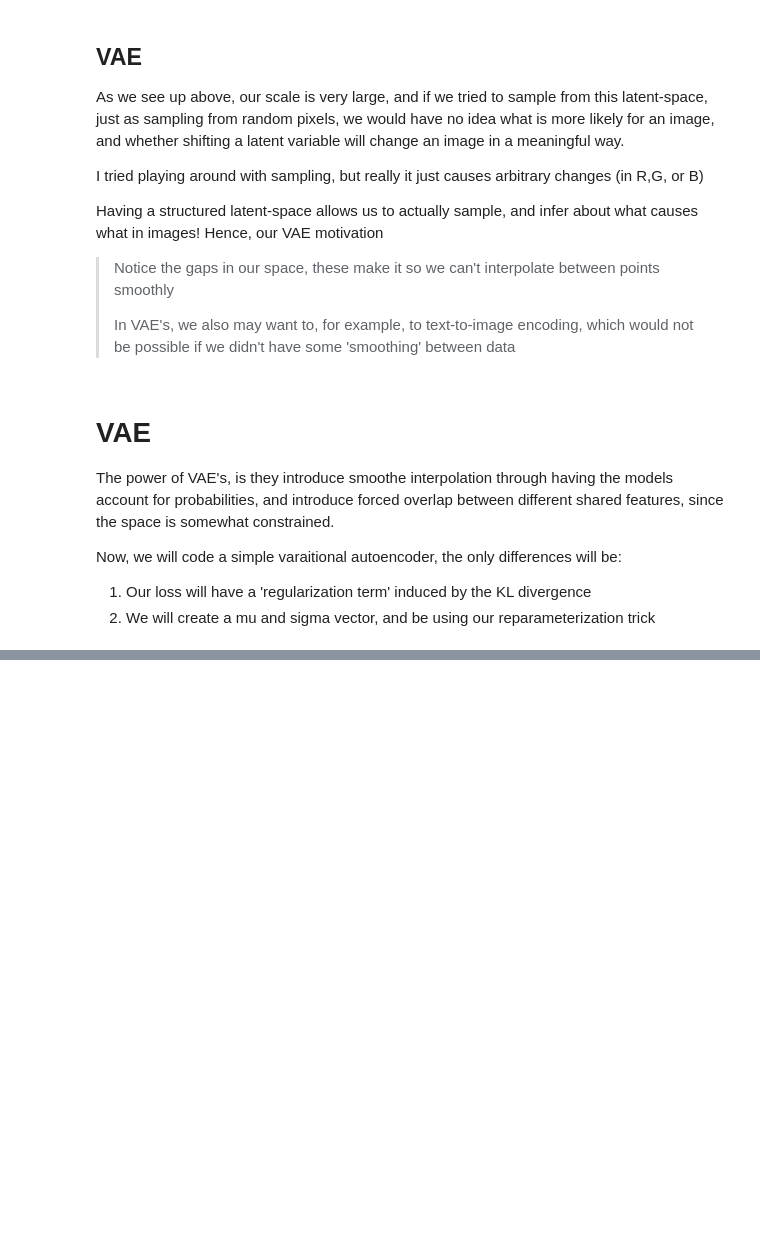
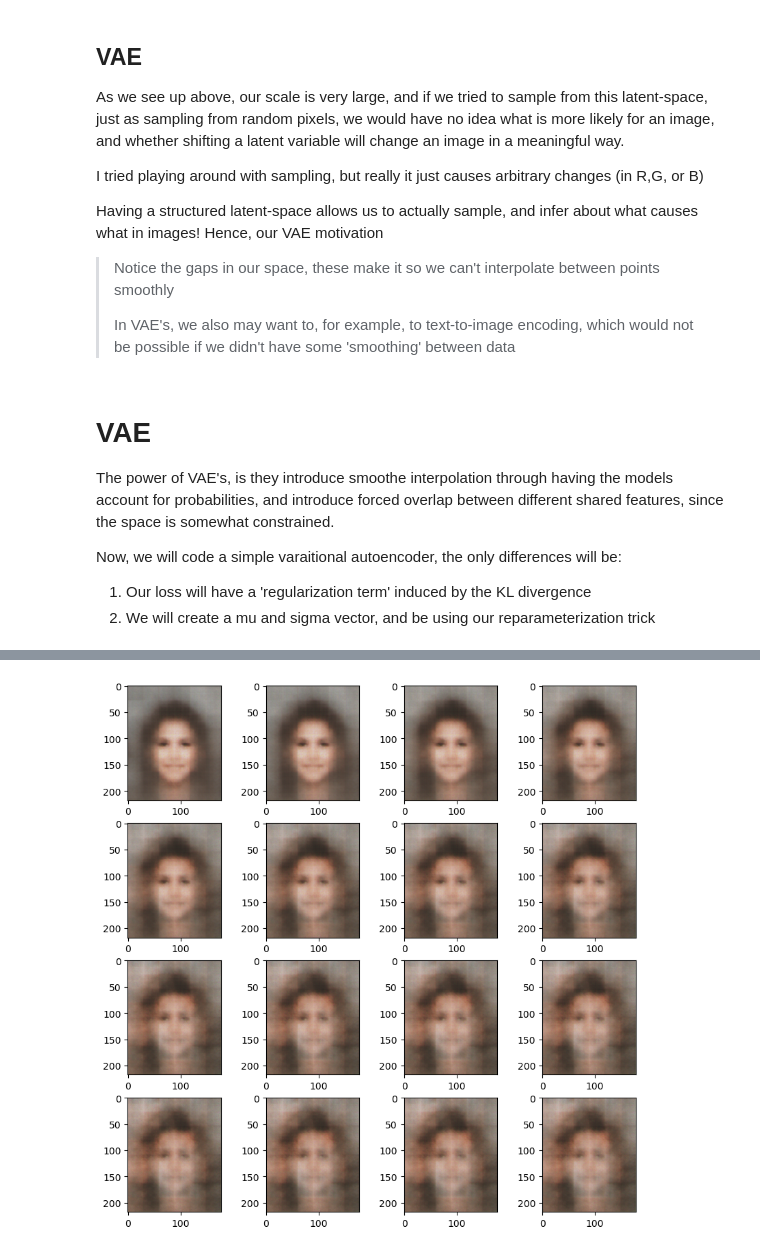
Before and after one commit to chuckles201/Image-Video_NN, a Jupyter notebook: Models/VAE/CELEBA.ipynb, the cells around one changed output, grey strips where cells are left out. Cells and saved outputs as stored; diff of their text form; code cells hidden in the pictures; blank space fills up the shorter version.

```diff
--- a/Models/VAE/CELEBA.ipynb
+++ b/Models/VAE/CELEBA.ipynb
@@ -228,0 +215,15 @@ tst2 = model.get_latent(images[])
+# %%
+# displaying with adding things...
+
+fig, axes = plt.subplots(4,4)
+fig.set_size_inches(10,10)
+
+# testing images, need to make sure that they fit desired thing
+for i in range(16):
+    tens = torch.zeros(size=(1,50))
+    tens[0,3] = i*2
+    tst = model.decoder((tens).to(device))
+    img = (tst.detach().to('cpu').view(3,D1,D2).permute(1,2,0) + 1) / 2
+    axes[int(i/4)][i%4].imshow(img)
+# %% [output]
+[figure, added]
```
Also changed, not shown: parts of 9 cells of this notebook, 10 other files.
